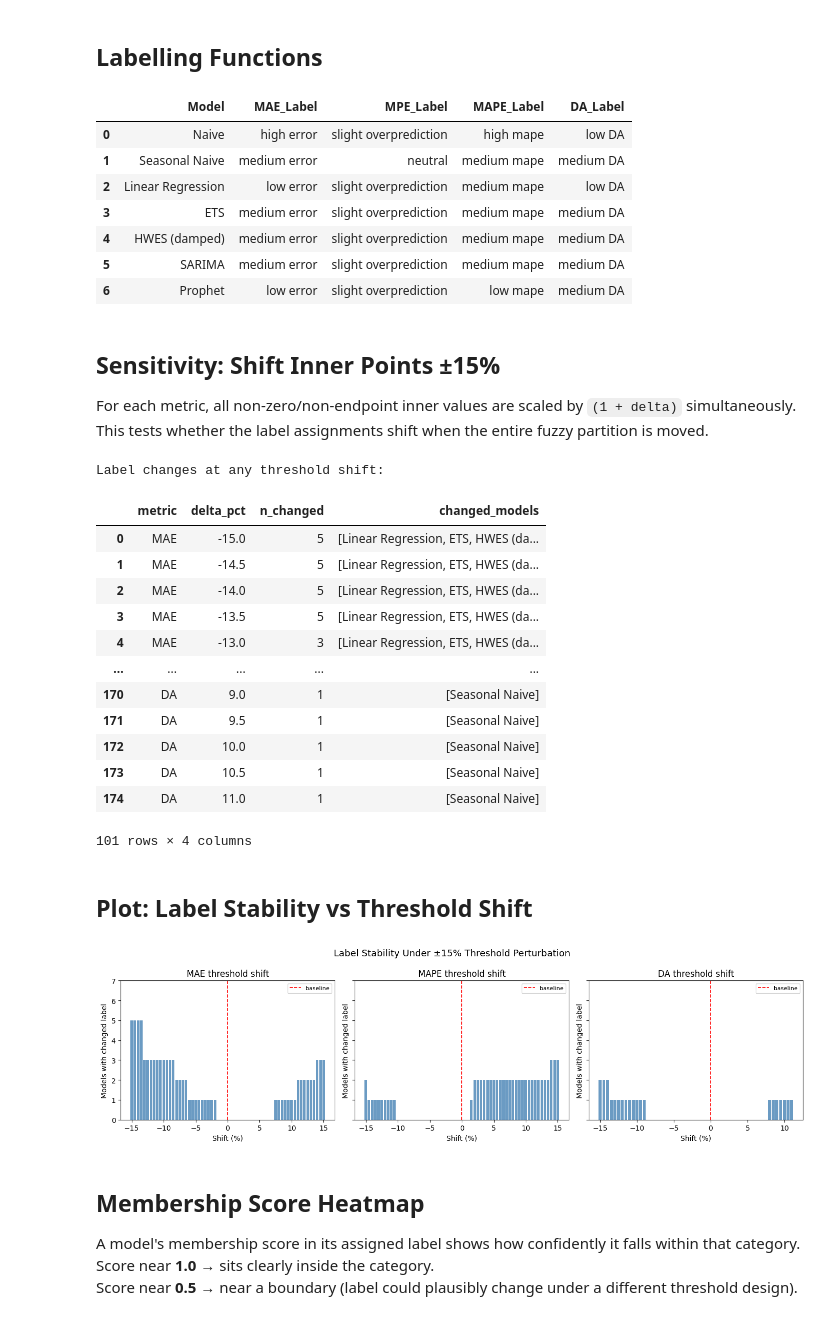
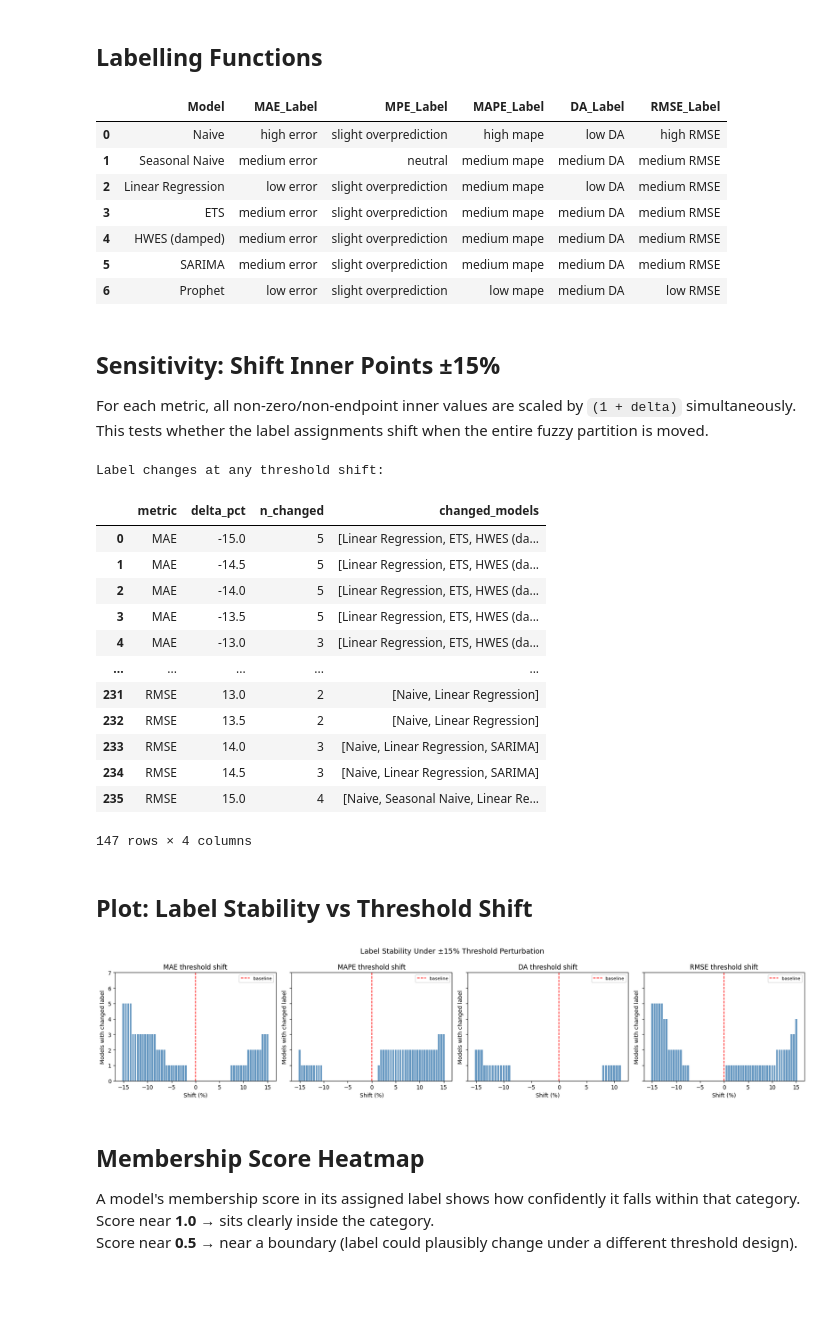
Before and after one commit to marilenaManoli/Time-Series-Forecast-Explanation-Thesis-Project, a Jupyter notebook: notebooks/08_sensitivity_analysis.ipynb, the cells around one changed output. Saved outputs shown, nothing was run; the diff lists cells and outputs as text; code cells hidden in the pictures; blank space fills up the shorter version.

```diff
--- a/notebooks/08_sensitivity_analysis.ipynb
+++ b/notebooks/08_sensitivity_analysis.ipynb
@@ -39,12 +40,14 @@ mae_u  = np.arange(0, 2501, 1)
 mpe_u  = np.arange(-25, 26, 1)
 mape_u = np.arange(0, 21, 1)
 da_u   = np.arange(0, 101, 1)
+rmse_u = np.arange(0, 3001, 1)
 
 # Baseline triangle parameters [left, peak, right] for each metric's three categories
 BASELINE = {
     "mae":  [[0, 1100, 1300], [1200, 1500, 1700], [1600, 1800, 2500]],
     "mape": [[0, 5, 9],       [7, 10, 14],         [9, 14, 20]],
     "da":   [[0, 0, 58],      [55, 68, 82],         [75, 90, 100]],
+    "rmse": [[0, 1330, 1530], [1450, 1760, 2000], [1900, 2170, 3000]],
 }
 # %% [markdown]
 ## Labelling Functions
@@ -59,11 +62,12 @@ mpe_mfs_fixed = {
 
 def make_mfs_for_metric(metric, params):
     """Build three trimf MFs for a metric given [[l,p,r], [l,p,r], [l,p,r]] params."""
-    universe = {"mae": mae_u, "mape": mape_u, "da": da_u}[metric]
+    universe = {"mae": mae_u, "mape": mape_u, "da": da_u, "rmse": rmse_u}[metric]
     label_names = {
         "mae":  ["low error", "medium error", "high error"],
         "mape": ["low mape",  "medium mape",  "high mape"],
         "da":   ["low DA",    "medium DA",     "high DA"],
+        "rmse": ["low RMSE",  "medium RMSE",   "high RMSE"],
     }[metric]
     return {label_names[i]: fuzz.trimf(universe, params[i]) for i in range(3)}
 
@@ -73,11 +77,12 @@ def best_label(mfs, universe, value):
     return max(scores, key=scores.get), max(scores.values())
 
 
-def get_all_labels(mae_p, mape_p, da_p):
-    """Return a DataFrame of labels given triangle params for MAE, MAPE, DA."""
+def get_all_labels(mae_p, mape_p, da_p, rmse_p):
+    """Return a DataFrame of labels given triangle params for MAE, MAPE, DA, RMSE."""
     mae_mfs  = make_mfs_for_metric("mae",  mae_p)
     mape_mfs = make_mfs_for_metric("mape", mape_p)
     da_mfs   = make_mfs_for_metric("da",   da_p)
+    rmse_mfs = make_mfs_for_metric("rmse", rmse_p)
     rows = []
     for _, row in metrics.iterrows():
         rows.append({
@@ -86,21 +91,22 @@ def get_all_labels(mae_p, mape_p, da_p):
             "MPE_Label":  best_label(mpe_mfs_fixed, mpe_u, row["MPE"])[0],
             "MAPE_Label": best_label(mape_mfs, mape_u, row["MAPE"])[0],
             "DA_Label":   best_label(da_mfs,   da_u,   row["DA"])[0],
+            "RMSE_Label": best_label(rmse_mfs, rmse_u, row["RMSE"])[0],
         })
     return pd.DataFrame(rows)
 
 
-baseline_labels = get_all_labels(BASELINE["mae"], BASELINE["mape"], BASELINE["da"])
+baseline_labels = get_all_labels(BASELINE["mae"], BASELINE["mape"], BASELINE["da"], BASELINE["rmse"])
 baseline_labels
 # %% [output]
-|  | Model | MAE_Label | MPE_Label | MAPE_Label | DA_Label |
-| 0 | Naive | high error | slight overprediction | high mape | low DA |
-| 1 | Seasonal Naive | medium error | neutral | medium mape | medium DA |
-| 2 | Linear Regression | low error | slight overprediction | medium mape | low DA |
-| 3 | ETS | medium error | slight overprediction | medium mape | medium DA |
-| 4 | HWES (damped) | medium error | slight overprediction | medium mape | medium DA |
-| 5 | SARIMA | medium error | slight overprediction | medium mape | medium DA |
-| 6 | Prophet | low error | slight overprediction | low mape | medium DA |
+|  | Model | MAE_Label | MPE_Label | MAPE_Label | DA_Label | RMSE_Label |
+| 0 | Naive | high error | slight overprediction | high mape | low DA | high RMSE |
+| 1 | Seasonal Naive | medium error | neutral | medium mape | medium DA | medium RMSE |
+| 2 | Linear Regression | low error | slight overprediction | medium mape | low DA | medium RMSE |
+| 3 | ETS | medium error | slight overprediction | medium mape | medium DA | medium RMSE |
+| 4 | HWES (damped) | medium error | slight overprediction | medium mape | medium DA | medium RMSE |
+| 5 | SARIMA | medium error | slight overprediction | medium mape | medium DA | medium RMSE |
+| 6 | Prophet | low error | slight overprediction | low mape | medium DA | low RMSE |
 # %% [markdown]
 ## Sensitivity: Shift Inner Points ±15%
 
@@ -111,7 +117,7 @@ def shift_params(params, delta):
     Fixed endpoints (0, 2500, -25, 25, 100) are left unchanged.
     Returns shifted params only if all triangles remain valid (a <= b <= c).
     """
-    FIXED = {0, 2500, 20, 100}   # endpoints that should not move
+    FIXED = {0, 2500, 20, 100, 3000}   # endpoints that should not move
     shifted = []
     for tri in params:
         new_tri = [v * (1 + delta) if v not in FIXED and v != 0 else v for v in tri]
@@ -123,10 +129,10 @@ def shift_params(params, delta):
 
 
 DELTAS = np.linspace(-0.15, 0.15, 61)
-METRIC_COL = {"mae": "MAE_Label", "mape": "MAPE_Label", "da": "DA_Label"}
+METRIC_COL = {"mae": "MAE_Label", "mape": "MAPE_Label", "da": "DA_Label", "rmse": "RMSE_Label"}
 
 results = []
-for metric in ["mae", "mape", "da"]:
+for metric in ["mae", "mape", "da", "rmse"]:
     col = METRIC_COL[metric]
     for delta in DELTAS:
         shifted = shift_params(BASELINE[metric], delta)
@@ -135,7 +141,8 @@ for metric in ["mae", "mape", "da"]:
         mae_p  = shifted if metric == "mae"  else BASELINE["mae"]
         mape_p = shifted if metric == "mape" else BASELINE["mape"]
         da_p   = shifted if metric == "da"   else BASELINE["da"]
-        labels = get_all_labels(mae_p, mape_p, da_p)
+        rmse_p = shifted if metric == "rmse" else BASELINE["rmse"]
+        labels = get_all_labels(mae_p, mape_p, da_p, rmse_p)
         n_changed = (labels[col] != baseline_labels[col]).sum()
         changed_models = labels["Model"][labels[col] != baseline_labels[col]].tolist()
         results.append({"metric": metric.upper(), "delta_pct": round(delta * 100, 1),
@@ -153,32 +160,32 @@ Label changes at any threshold shift:
 | 3 | MAE | -13.5 | 5 | [Linear Regression, ETS, HWES (da... |
 | 4 | MAE | -13.0 | 3 | [Linear Regression, ETS, HWES (da... |
 | ... | ... | ... | ... | ... |
-| 170 | DA | 9.0 | 1 | [Seasonal Naive] |
-| 171 | DA | 9.5 | 1 | [Seasonal Naive] |
-| 172 | DA | 10.0 | 1 | [Seasonal Naive] |
-| 173 | DA | 10.5 | 1 | [Seasonal Naive] |
-| 174 | DA | 11.0 | 1 | [Seasonal Naive] |
+| 231 | RMSE | 13.0 | 2 | [Naive, Linear Regression] |
+| 232 | RMSE | 13.5 | 2 | [Naive, Linear Regression] |
+| 233 | RMSE | 14.0 | 3 | [Naive, Linear Regression, SARIMA] |
+| 234 | RMSE | 14.5 | 3 | [Naive, Linear Regression, SARIMA] |
+| 235 | RMSE | 15.0 | 4 | [Naive, Seasonal Naive, Linear Re... |
-101 rows × 4 columns
+147 rows × 4 columns
 # %% [markdown]
 ## Plot: Label Stability vs Threshold Shift
 # %%
-fig, axes = plt.subplots(1, 3, figsize=(14, 4), sharey=True)
+fig, axes = plt.subplots(1, 4, figsize=(18, 4), sharey=True)
 
-for ax, metric in zip(axes, ["MAE", "MAPE", "DA"]):
+for ax, metric in zip(axes, ["MAE", "MAPE", "DA", "RMSE"]):
     sub = df_results[df_results.metric == metric]
     ax.bar(sub["delta_pct"], sub["n_changed"], width=0.4, color="steelblue", alpha=0.8)
     ax.axvline(0, color="red", linestyle="--", linewidth=1.2, label="baseline")
     ax.set_title(f"{metric} threshold shift")
     ax.set_xlabel("Shift (%)")
     ax.set_ylabel("Models with changed label")
     ax.set_ylim(0, 7)
     ax.legend(fontsize=8)
 
 plt.suptitle("Label Stability Under ±15% Threshold Perturbation", fontsize=13)
 plt.tight_layout()
 plt.show()
 # %% [output]
-[figure, old version]
+[figure, new version]
 # %% [markdown]
 ## Membership Score Heatmap
 
```
Also changed, not shown: parts of 5 cells of this notebook, 4 other files.
